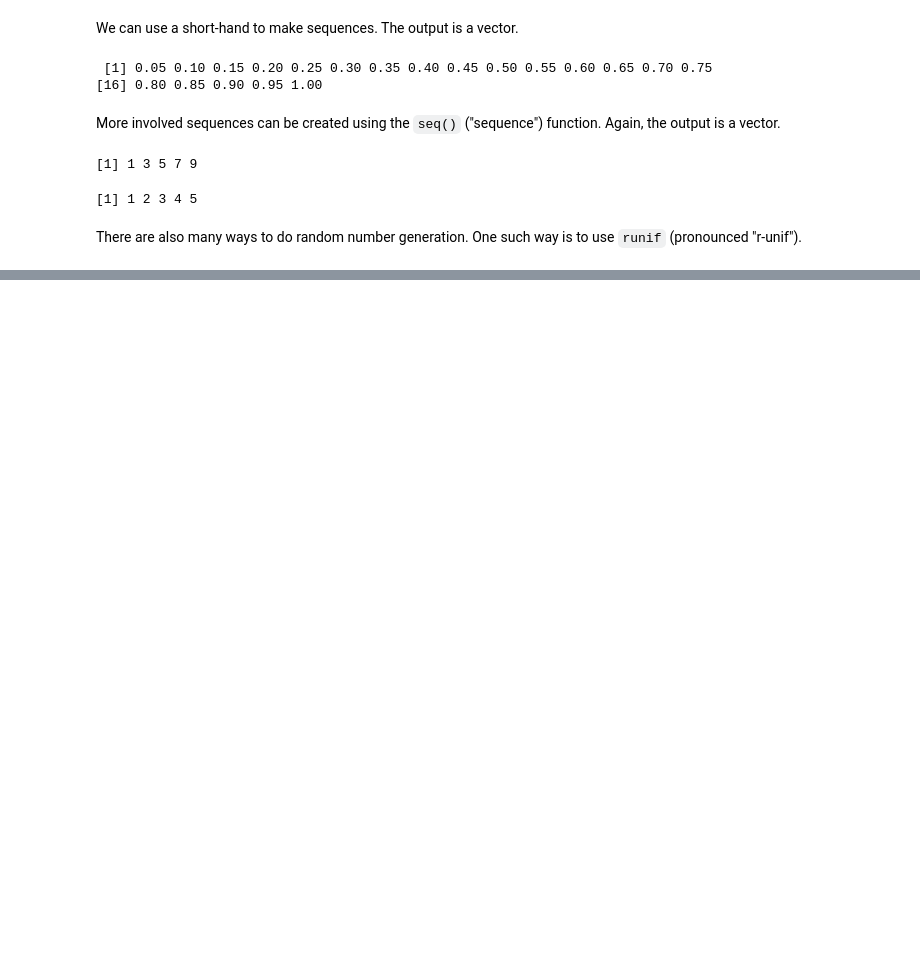
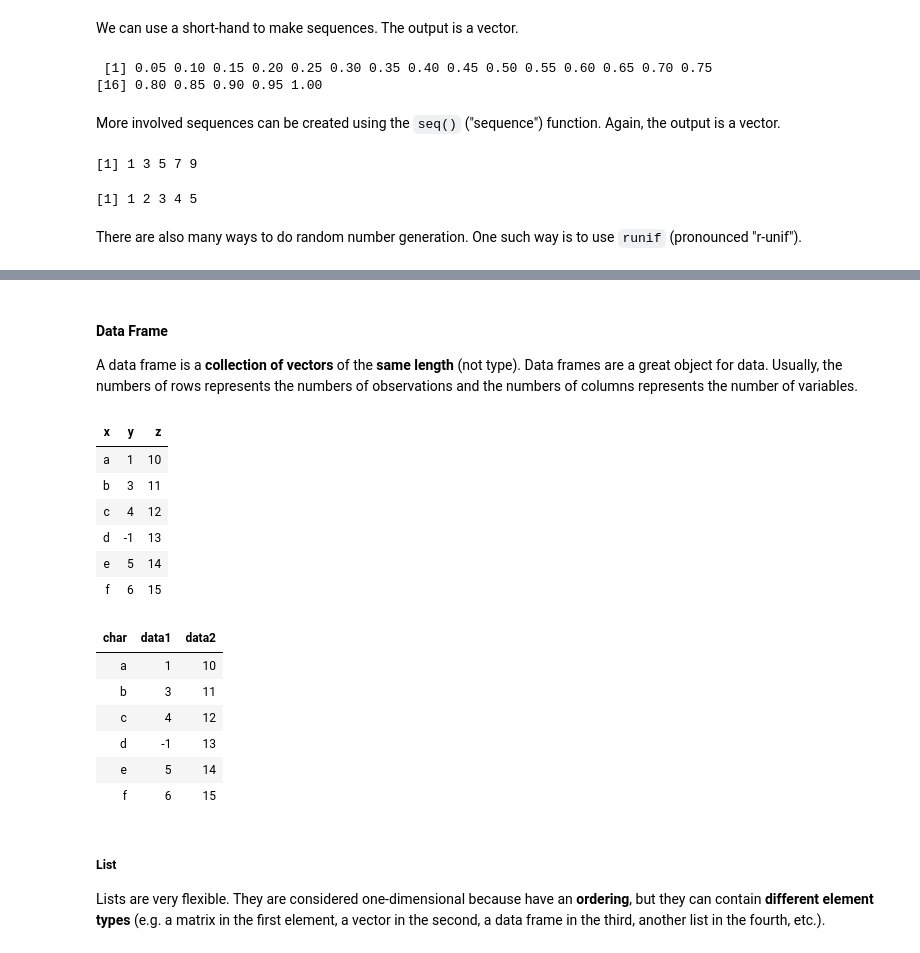
Before and after one commit to scimaksim/NCSU_graduate, a Jupyter notebook: ST588/Module 1 - Data Science & R.ipynb, the cells around one changed output, grey strips where cells are left out. Saved outputs shown, nothing was run; the diff lists cells and outputs as text; code cells hidden in the pictures; blank space fills up the shorter version.

```diff
--- a/ST588/Module 1 - Data Science & R.ipynb
+++ b/ST588/Module 1 - Data Science & R.ipynb
@@ -131,0 +208,33 @@ runif(4, min = 0, max = 1)
+# %% [markdown]
+#### Data Frame <a class="anchor" id="data_frame"></a>
+
+A data frame is a **collection of vectors** of the **same length** (not type). Data frames are a great object for data. Usually, the numbers of rows represents the numbers of observations and the numbers of columns represents the number of variables.
+# %%
+# Create three vectors of different types
+x <- c("a", "b", "c", "d", "e", "f")
+y <- c(1, 3, 4, -1, 5, 6)
+z <- 10:15
+
+# Create a data frame
+data.frame(x, y, z)
+
+# Change the names of our columns
+data.frame(char = x, data1 = y, data2 = z)
+# %% [output]
+| x | y | z |
+| a | 1 | 10 |
+| b | 3 | 11 |
+| c | 4 | 12 |
+| d | -1 | 13 |
+| e | 5 | 14 |
+| f | 6 | 15 |
+| char | data1 | data2 |
+| a | 1 | 10 |
+| b | 3 | 11 |
+| c | 4 | 12 |
+| d | -1 | 13 |
+| e | 5 | 14 |
+| f | 6 | 15 |
+# %% [markdown]
+##### List <a class="anchor" id="list"></a>
+Lists are very flexible. They are considered one-dimensional because have an **ordering**, but they can contain **different element types** (e.g. a matrix in the first element, a vector in the second, a data frame in the third, another list in the fourth, etc.).
```
Also changed, not shown: parts of 9 cells of this notebook.
